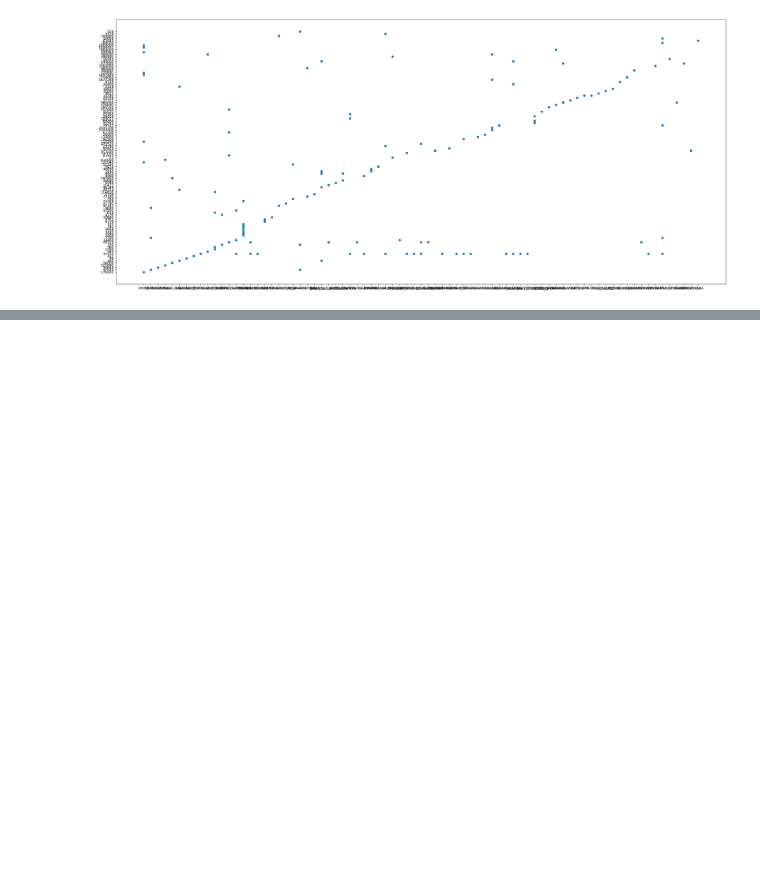
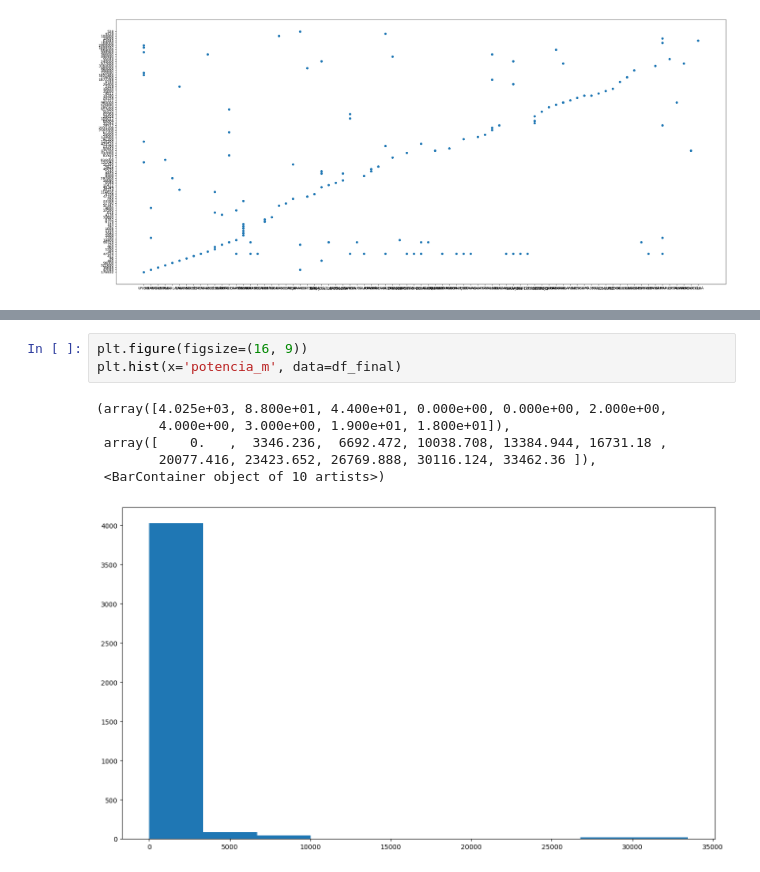
Before and after one commit to gluoneros/talentoTech, a Jupyter notebook: ProyectoFinal.ipynb, the cells around one changed output, grey strips where cells are left out. Drawn from its saved outputs; the diff is of its cells as text; blank space fills up the shorter version.

```diff
--- a/ProyectoFinal.ipynb
+++ b/ProyectoFinal.ipynb
@@ -260,0 +334,10 @@ sns.boxplot(data=df3, x="Departamento", y="Usuarios", width=2.5)
+# %%
+plt.figure(figsize=(16, 9))
+plt.hist(x='potencia_m', data=df_final)
+# %% [output]
+(array([4.025e+03, 8.800e+01, 4.400e+01, 0.000e+00, 0.000e+00, 2.000e+00,
+        4.000e+00, 3.000e+00, 1.900e+01, 1.800e+01]),
+ array([    0.   ,  3346.236,  6692.472, 10038.708, 13384.944, 16731.18 ,
+        20077.416, 23423.652, 26769.888, 30116.124, 33462.36 ]),
+ <BarContainer object of 10 artists>)
+[figure, added]
```
Also changed, not shown: parts of 21 cells of this notebook.
